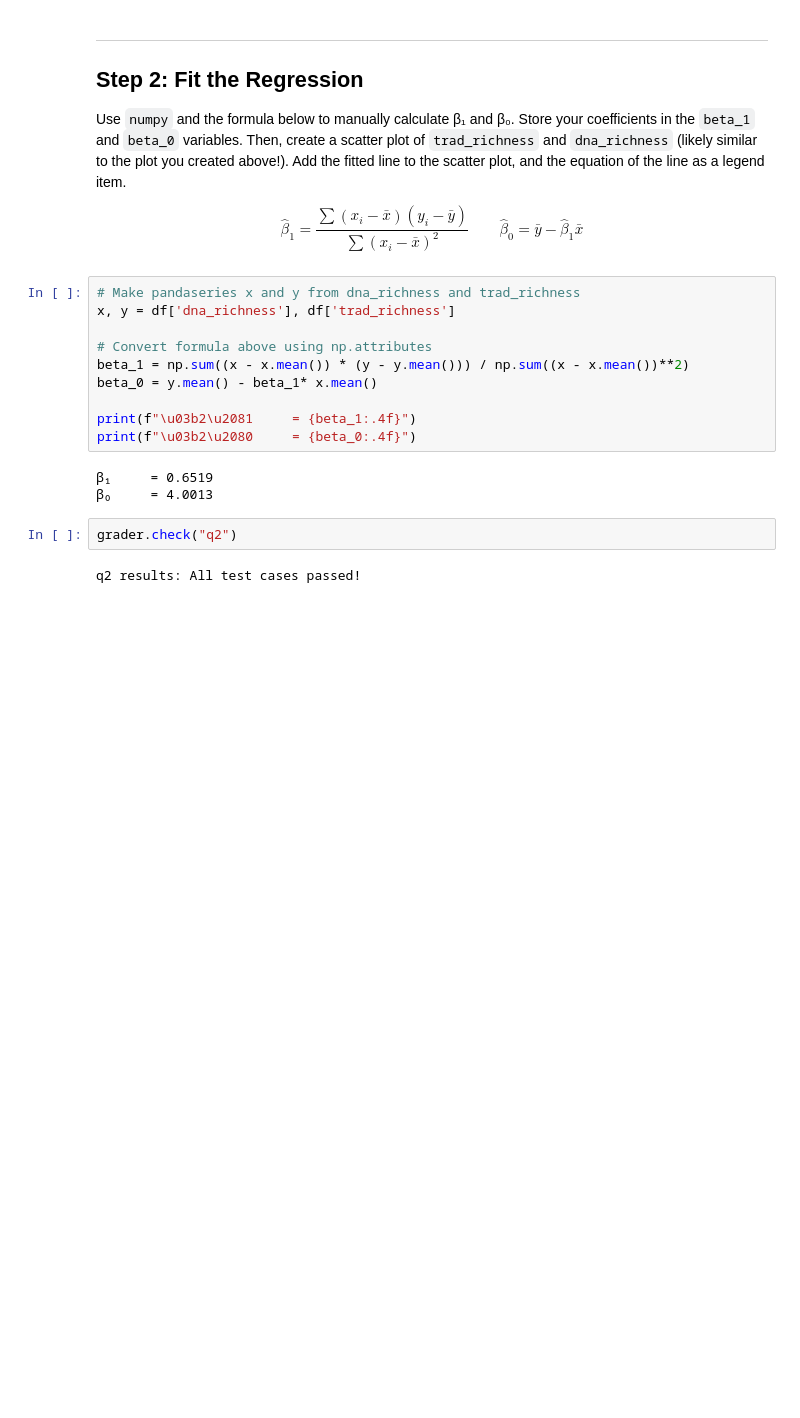
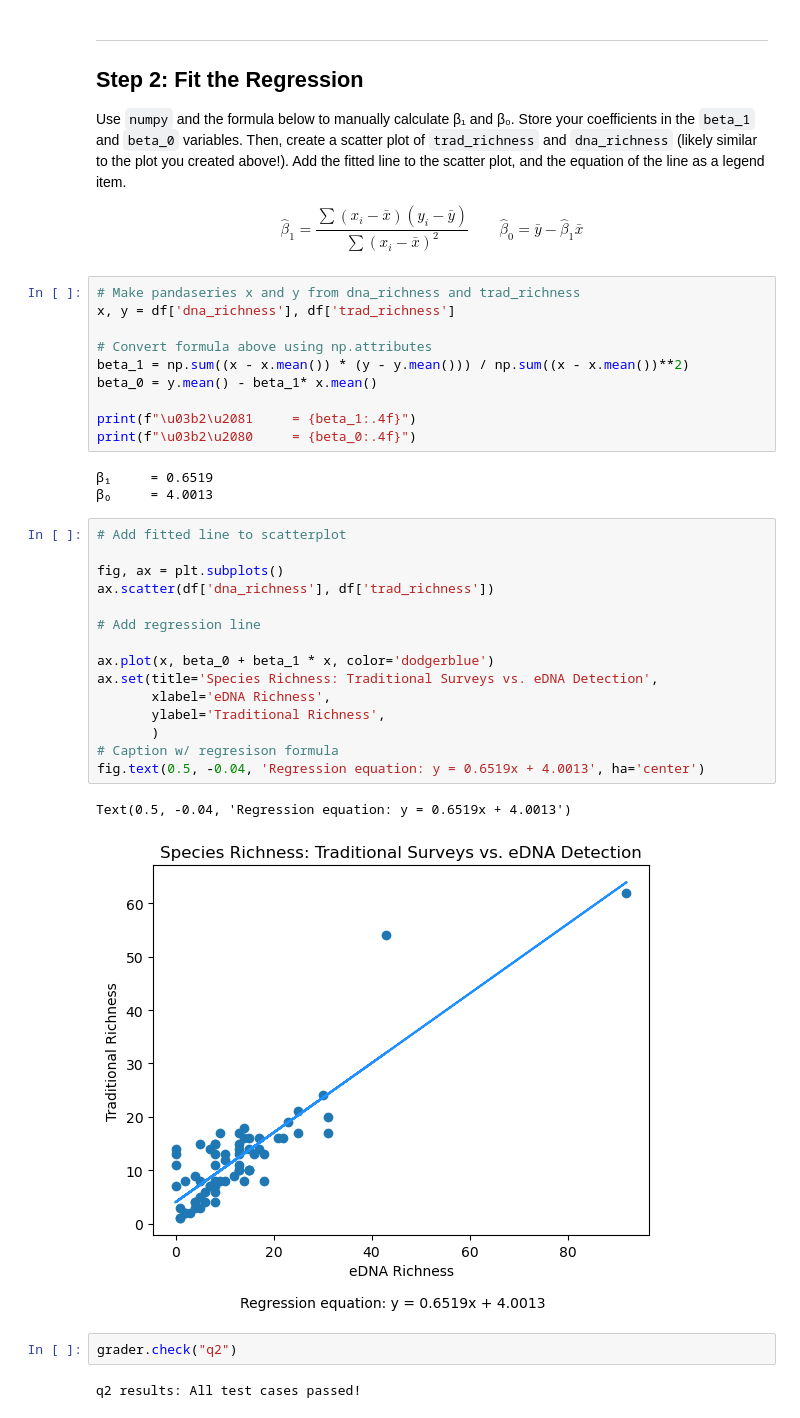
Before and after one commit to sandovaljoaquin/assignment-1, a Jupyter notebook: task2/hw1-task2.ipynb, the cells around one changed output. Drawn from its saved outputs; the diff is of its cells as text; blank space fills up the shorter version.

```diff
--- a/task2/hw1-task2.ipynb
+++ b/task2/hw1-task2.ipynb
@@ -97,6 +97,24 @@ print(f"\u03b2\u2080     = {beta_0:.4f}")
 # %% [output]
 β₁     = 0.6519
 β₀     = 4.0013
+# %%
+# Add fitted line to scatterplot
+
+fig, ax = plt.subplots()
+ax.scatter(df['dna_richness'], df['trad_richness'])
+
+# Add regression line
+
+ax.plot(x, beta_0 + beta_1 * x, color='dodgerblue')
+ax.set(title='Species Richness: Traditional Surveys vs. eDNA Detection',
+       xlabel='eDNA Richness',
+       ylabel='Traditional Richness',
+       )
+# Caption w/ regresison formula
+fig.text(0.5, -0.04, 'Regression equation: y = 0.6519x + 4.0013', ha='center')
+# %% [output]
+Text(0.5, -0.04, 'Regression equation: y = 0.6519x + 4.0013')
+[figure, added]
 # %%
 grader.check("q2")
 # %% [output]
```
Also changed, not shown: parts of 3 cells of this notebook, 2 other files.
